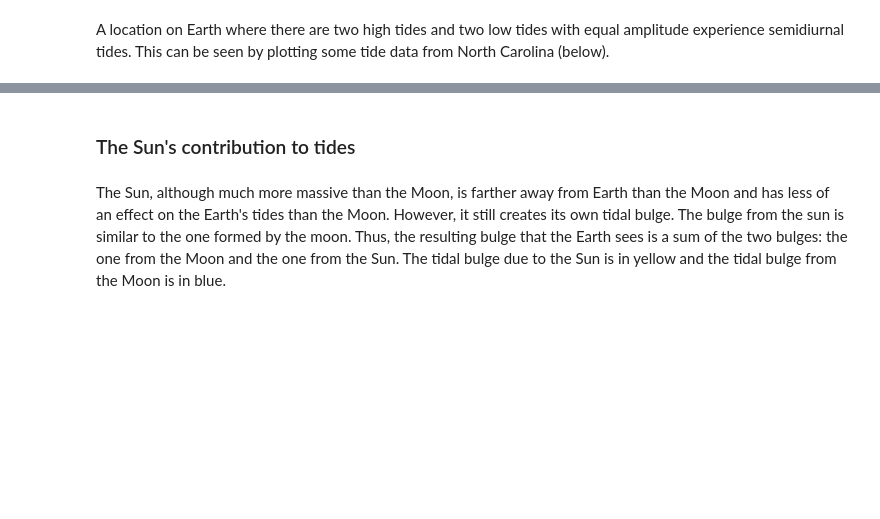
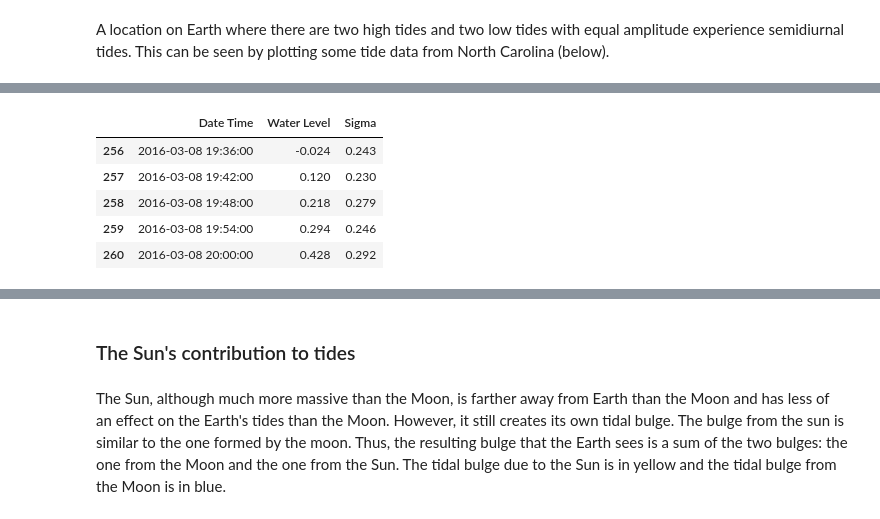
Before and after one commit to mguerrap/tydal, a Jupyter notebook: Module1_Tides.ipynb, the cells around one changed output, grey strips where cells are left out. Cells and saved outputs as stored; diff of their text form; code cells hidden in the pictures; blank space fills up the shorter version.

```diff
--- a/Module1_Tides.ipynb
+++ b/Module1_Tides.ipynb
@@ -62,0 +45,9 @@ As you can see, there are two low tides at about -1ft and two high tides at abou
+# %%
+NCdata.tail()
+# %% [output]
+|  | Date Time | Water Level | Sigma |
+| 256 | 2016-03-08 19:36:00 | -0.024 | 0.243 |
+| 257 | 2016-03-08 19:42:00 | 0.120 | 0.230 |
+| 258 | 2016-03-08 19:48:00 | 0.218 | 0.279 |
+| 259 | 2016-03-08 19:54:00 | 0.294 | 0.246 |
+| 260 | 2016-03-08 20:00:00 | 0.428 | 0.292 |
```
Also changed, not shown: parts of 37 cells of this notebook.
